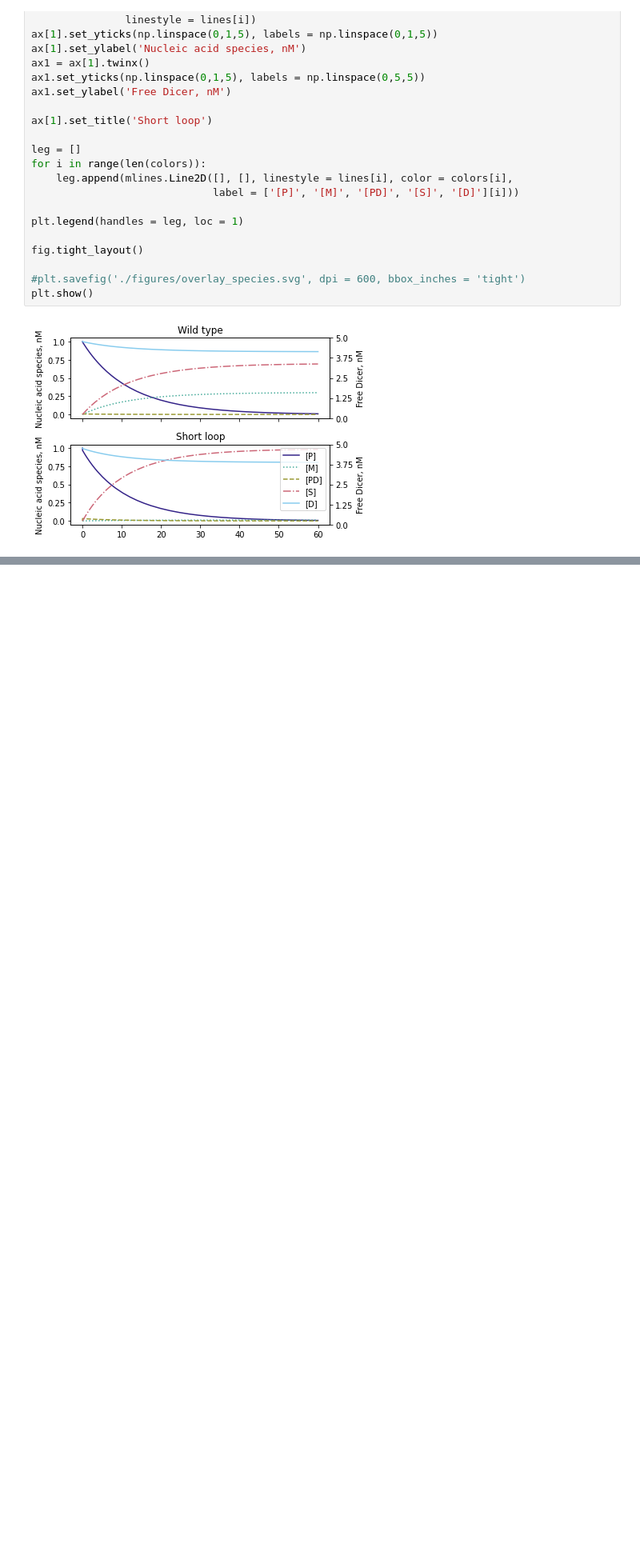
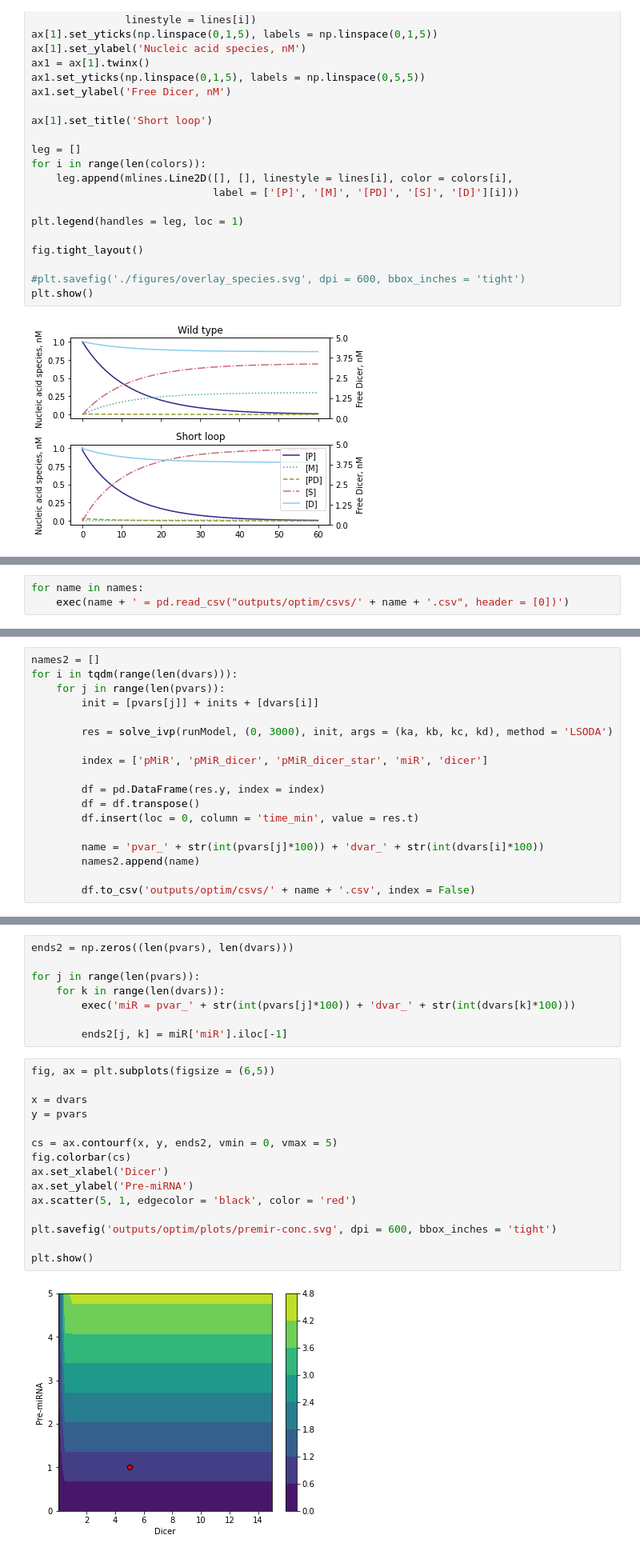
Before and after one commit to SofiaRaak/Dicer-miRNA-dynamics-model, a Jupyter notebook: optimisation.ipynb, the cells around one changed output, grey strips where cells are left out. Shown at 80% size. Drawn from its saved outputs; the diff is of its cells as text; blank space fills up the shorter version.

```diff
--- a/optimisation.ipynb
+++ b/optimisation.ipynb
@@ -402,0 +457,3 @@ plt.show()
+# %%
+for name in names:
+    exec(name + ' = pd.read_csv("outputs/optim/csvs/' + name + '.csv", header = [0])')
@@ -402,0 +520,18 @@ plt.show()
+# %%
+names2 = []
+for i in tqdm(range(len(dvars))):
+    for j in range(len(pvars)):
+        init = [pvars[j]] + inits + [dvars[i]]
+
+        res = solve_ivp(runModel, (0, 3000), init, args = (ka, kb, kc, kd), method = 'LSODA')
+
+        index = ['pMiR', 'pMiR_dicer', 'pMiR_dicer_star', 'miR', 'dicer']
+
+        df = pd.DataFrame(res.y, index = index)
+        df = df.transpose()
+        df.insert(loc = 0, column = 'time_min', value = res.t)
+
+        name = 'pvar_' + str(int(pvars[j]*100)) + 'dvar_' + str(int(dvars[i]*100))
+        names2.append(name)
+
+        df.to_csv('outputs/optim/csvs/' + name + '.csv', index = False)
@@ -402,0 +541,25 @@ plt.show()
+# %%
+ends2 = np.zeros((len(pvars), len(dvars)))
+
+for j in range(len(pvars)):
+    for k in range(len(dvars)):
+        exec('miR = pvar_' + str(int(pvars[j]*100)) + 'dvar_' + str(int(dvars[k]*100)))
+
+        ends2[j, k] = miR['miR'].iloc[-1]
+# %%
+fig, ax = plt.subplots(figsize = (6,5))
+
+x = dvars
+y = pvars
+
+cs = ax.contourf(x, y, ends2, vmin = 0, vmax = 5)
+fig.colorbar(cs)
+ax.set_xlabel('Dicer')
+ax.set_ylabel('Pre-miRNA')
+ax.scatter(5, 1, edgecolor = 'black', color = 'red')
+
+plt.savefig('outputs/optim/plots/premir-conc.svg', dpi = 600, bbox_inches = 'tight')
+
+plt.show()
+# %% [output]
+[figure, added]
```
Also changed, not shown: parts of 25 cells of this notebook, 1 other file.
